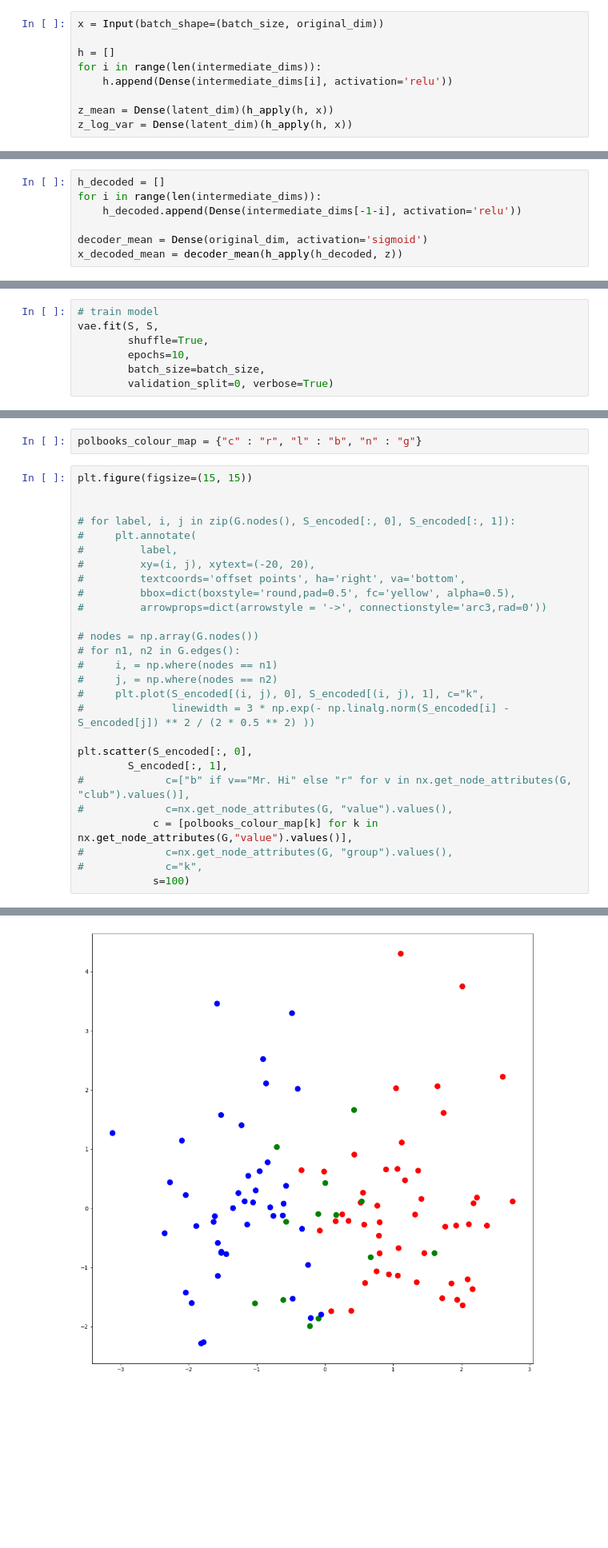
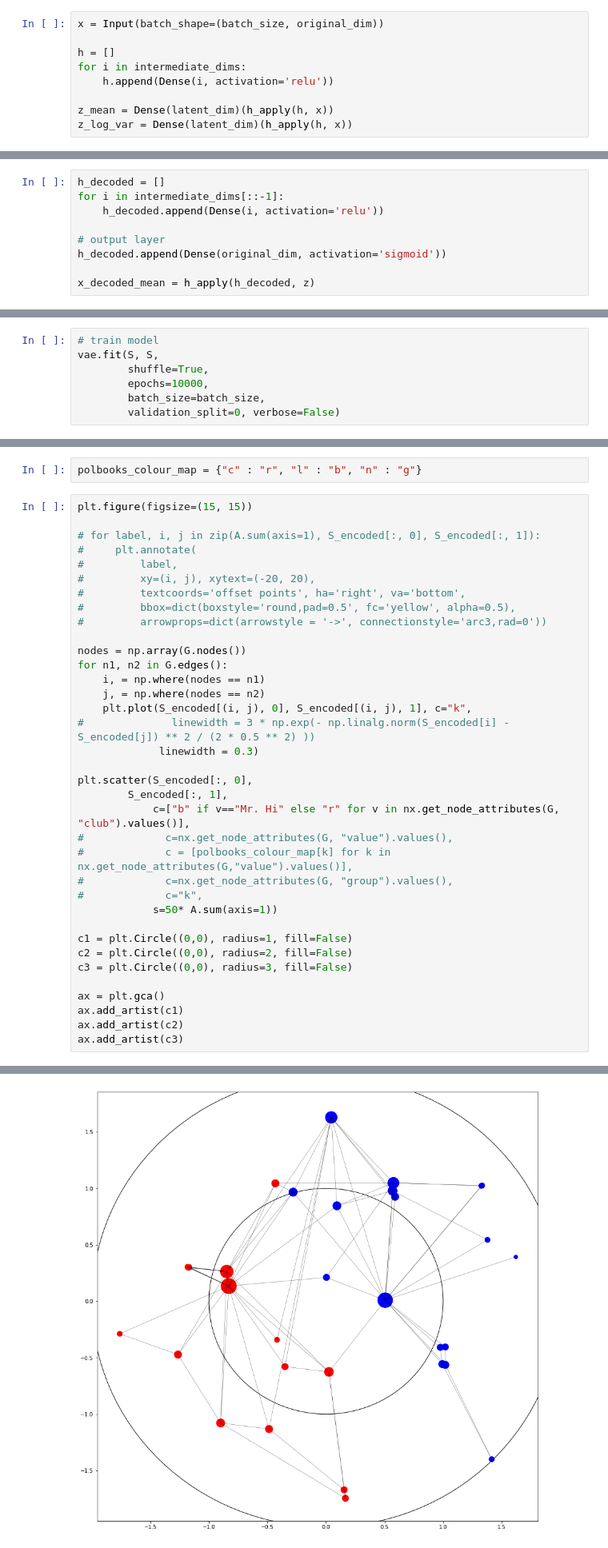
Before and after one commit to DavidMcDonald1993/theano, a Jupyter notebook: variational_autoencoder.ipynb, the cells around one changed output, grey strips where cells are left out. Shown at 80% size. Saved outputs shown, nothing was run; the diff lists cells and outputs as text; blank space fills up the shorter version.

```diff
--- a/variational_autoencoder.ipynb
+++ b/variational_autoencoder.ipynb
@@ -242,8 +244,8 @@ epsilon_std = 1
 x = Input(batch_shape=(batch_size, original_dim))
 
 h = []
-for i in range(len(intermediate_dims)):
-    h.append(Dense(intermediate_dims[i], activation='relu'))
+for i in intermediate_dims:
+    h.append(Dense(i, activation='relu'))
 
 z_mean = Dense(latent_dim)(h_apply(h, x))
 z_log_var = Dense(latent_dim)(h_apply(h, x))
@@ -252,11 +254,13 @@ z_log_var = Dense(latent_dim)(h_apply(h, x))
 z = Lambda(sampling, output_shape=(latent_dim,))([z_mean, z_log_var])
 # %%
 h_decoded = []
-for i in range(len(intermediate_dims)):
-    h_decoded.append(Dense(intermediate_dims[-1-i], activation='relu'))
+for i in intermediate_dims[::-1]:
+    h_decoded.append(Dense(i, activation='relu'))
 
-decoder_mean = Dense(original_dim, activation='sigmoid')
-x_decoded_mean = decoder_mean(h_apply(h_decoded, z))
+# output layer
+h_decoded.append(Dense(original_dim, activation='sigmoid'))
+
+x_decoded_mean = h_apply(h_decoded, z)
 # %%
 # end-to-end autoencoder
 vae = Model(x, x_decoded_mean)
@@ -267,7 +271,7 @@ vae.compile(optimizer="adam", loss=vae_loss)
 # train model
 vae.fit(S, S,
         shuffle=True,
-        epochs=10,
+        epochs=10000,
         batch_size=batch_size,
-        validation_split=0, verbose=True)
+        validation_split=0, verbose=False)
 # %% [output]
@@ -303,8 +287,7 @@ polbooks_colour_map = {"c" : "r", "l" : "b", "n" : "g"}
 # %%
 plt.figure(figsize=(15, 15))
 
-
-# for label, i, j in zip(G.nodes(), S_encoded[:, 0], S_encoded[:, 1]):
+# for label, i, j in zip(A.sum(axis=1), S_encoded[:, 0], S_encoded[:, 1]):
 #     plt.annotate(
 #         label,
 #         xy=(i, j), xytext=(-20, 20),
@@ -312,19 +295,29 @@ plt.figure(figsize=(15, 15))
 #         bbox=dict(boxstyle='round,pad=0.5', fc='yellow', alpha=0.5),
 #         arrowprops=dict(arrowstyle = '->', connectionstyle='arc3,rad=0'))
 
-# nodes = np.array(G.nodes())
-# for n1, n2 in G.edges():
-#     i, = np.where(nodes == n1)
-#     j, = np.where(nodes == n2)
-#     plt.plot(S_encoded[(i, j), 0], S_encoded[(i, j), 1], c="k",
+nodes = np.array(G.nodes())
+for n1, n2 in G.edges():
+    i, = np.where(nodes == n1)
+    j, = np.where(nodes == n2)
+    plt.plot(S_encoded[(i, j), 0], S_encoded[(i, j), 1], c="k",
 #              linewidth = 3 * np.exp(- np.linalg.norm(S_encoded[i] - S_encoded[j]) ** 2 / (2 * 0.5 ** 2) ))
+             linewidth = 0.3)
 
 plt.scatter(S_encoded[:, 0],
         S_encoded[:, 1],
-#             c=["b" if v=="Mr. Hi" else "r" for v in nx.get_node_attributes(G, "club").values()],
+            c=["b" if v=="Mr. Hi" else "r" for v in nx.get_node_attributes(G, "club").values()],
 #             c=nx.get_node_attributes(G, "value").values(),
-            c = [polbooks_colour_map[k] for k in nx.get_node_attributes(G,"value").values()],
+#             c = [polbooks_colour_map[k] for k in nx.get_node_attributes(G,"value").values()],
 #             c=nx.get_node_attributes(G, "group").values(),
 #             c="k",
-            s=100)
+            s=50* A.sum(axis=1))
+
+c1 = plt.Circle((0,0), radius=1, fill=False)
+c2 = plt.Circle((0,0), radius=2, fill=False)
+c3 = plt.Circle((0,0), radius=3, fill=False)
+
+ax = plt.gca()
+ax.add_artist(c1)
+ax.add_artist(c2)
+ax.add_artist(c3)
 # %% [output]
@@ -332 +325 @@ plt.scatter(S_encoded[:, 0],
-[figure, old version]
+[figure, new version]
```
Also changed, not shown: parts of 38 cells of this notebook, 4 other files.
